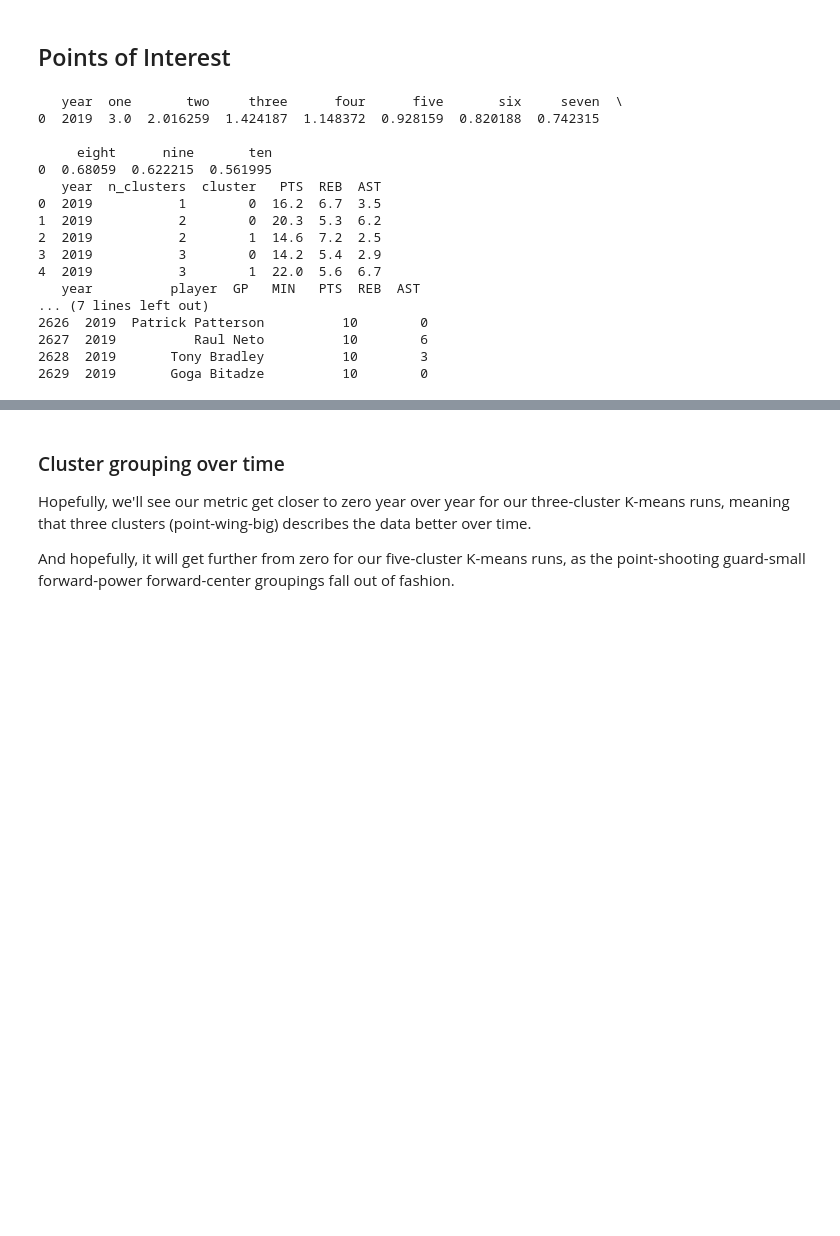
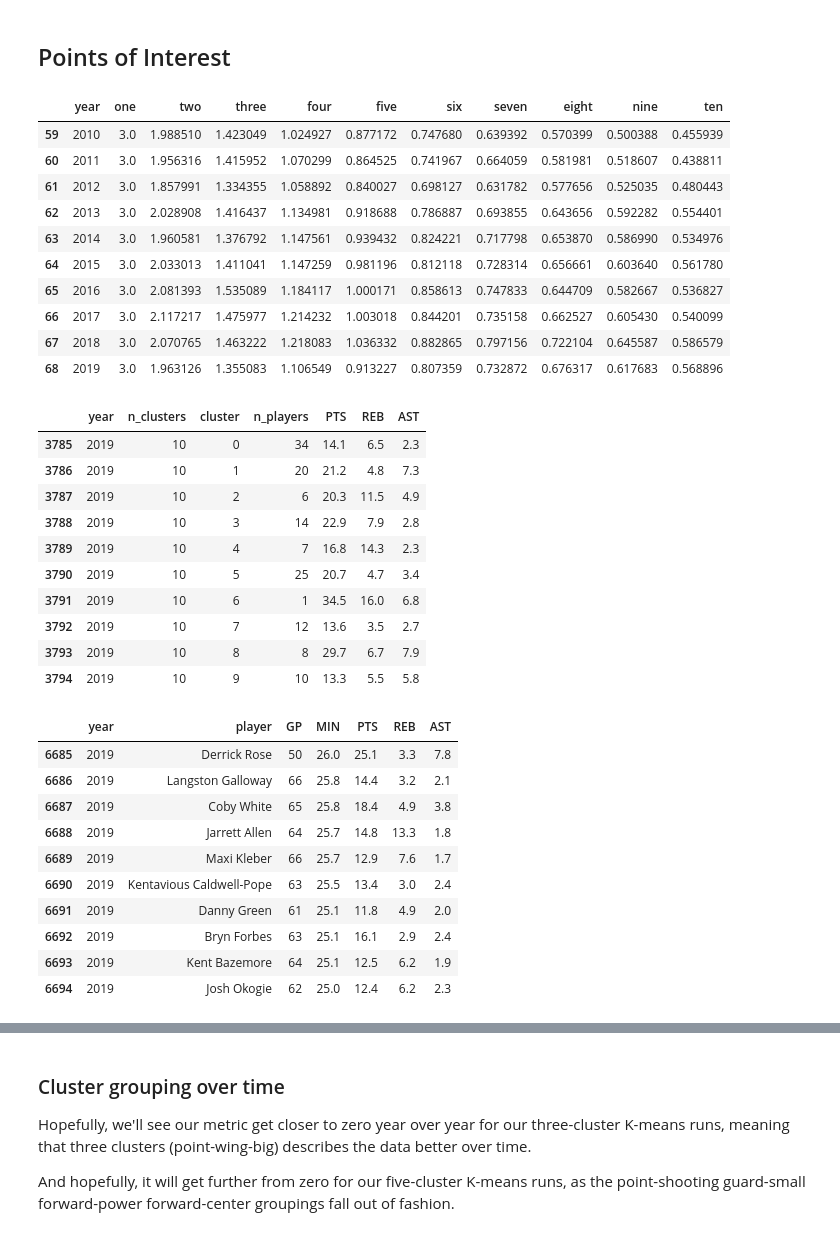
Before and after one commit to moshea93/K-Means-Player-Groupings, a Jupyter notebook: K-Means.ipynb, the cells around one changed output, grey strips where cells are left out. Saved outputs shown, nothing was run; the diff lists cells and outputs as text; code cells hidden in the pictures; blank space fills up the shorter version.

```diff
--- a/K-Means.ipynb
+++ b/K-Means.ipynb
@@ -210,32 +301,50 @@ Working on 2019...
 # %% [markdown]
 ## Points of Interest
 # %%
+InteractiveShell.ast_node_interactivity = "all"
+
 results = pd.read_csv('k_means_results.csv')
-print(results.head())
+results.tail(10)
 
 centroids = pd.read_csv('centroid_results.csv')
-print(centroids.head())
+centroids.tail(10)
 
 players = pd.read_csv('player_per_36_stats.csv')
-print(players.head())
+players.tail(10)
 
 player_clusters = pd.read_csv('player_clusters.csv')
-print(player_clusters.tail())
+player_clusters.tail(10)
 # %% [output]
-   year  one       two     three      four      five       six     seven  \
-0  2019  3.0  2.016259  1.424187  1.148372  0.928159  0.820188  0.742315
-
-     eight      nine       ten
-0  0.68059  0.622215  0.561995
-   year  n_clusters  cluster   PTS  REB  AST
-0  2019           1        0  16.2  6.7  3.5
-1  2019           2        0  20.3  5.3  6.2
-2  2019           2        1  14.6  7.2  2.5
-3  2019           3        0  14.2  5.4  2.9
-4  2019           3        1  22.0  5.6  6.7
-   year          player  GP   MIN   PTS  REB  AST
-... (7 lines left out)
-2626  2019  Patrick Patterson          10        0
-2627  2019          Raul Neto          10        6
-2628  2019       Tony Bradley          10        3
-2629  2019       Goga Bitadze          10        0
+|  | year | one | two | three | four | five | six | seven | eight | nine | ten |
+| 59 | 2010 | 3.0 | 1.988510 | 1.423049 | 1.024927 | 0.877172 | 0.747680 | 0.639392 | 0.570399 | 0.500388 | 0.455939 |
+| 60 | 2011 | 3.0 | 1.956316 | 1.415952 | 1.070299 | 0.864525 | 0.741967 | 0.664059 | 0.581981 | 0.518607 | 0.438811 |
+| 61 | 2012 | 3.0 | 1.857991 | 1.334355 | 1.058892 | 0.840027 | 0.698127 | 0.631782 | 0.577656 | 0.525035 | 0.480443 |
+| 62 | 2013 | 3.0 | 2.028908 | 1.416437 | 1.134981 | 0.918688 | 0.786887 | 0.693855 | 0.643656 | 0.592282 | 0.554401 |
+| 63 | 2014 | 3.0 | 1.960581 | 1.376792 | 1.147561 | 0.939432 | 0.824221 | 0.717798 | 0.653870 | 0.586990 | 0.534976 |
+| 64 | 2015 | 3.0 | 2.033013 | 1.411041 | 1.147259 | 0.981196 | 0.812118 | 0.728314 | 0.656661 | 0.603640 | 0.561780 |
+| 65 | 2016 | 3.0 | 2.081393 | 1.535089 | 1.184117 | 1.000171 | 0.858613 | 0.747833 | 0.644709 | 0.582667 | 0.536827 |
+| 66 | 2017 | 3.0 | 2.117217 | 1.475977 | 1.214232 | 1.003018 | 0.844201 | 0.735158 | 0.662527 | 0.605430 | 0.540099 |
+| 67 | 2018 | 3.0 | 2.070765 | 1.463222 | 1.218083 | 1.036332 | 0.882865 | 0.797156 | 0.722104 | 0.645587 | 0.586579 |
+| 68 | 2019 | 3.0 | 1.963126 | 1.355083 | 1.106549 | 0.913227 | 0.807359 | 0.732872 | 0.676317 | 0.617683 | 0.568896 |
+|  | year | n_clusters | cluster | n_players | PTS | REB | AST |
+| 3785 | 2019 | 10 | 0 | 34 | 14.1 | 6.5 | 2.3 |
+| 3786 | 2019 | 10 | 1 | 20 | 21.2 | 4.8 | 7.3 |
+| 3787 | 2019 | 10 | 2 | 6 | 20.3 | 11.5 | 4.9 |
+| 3788 | 2019 | 10 | 3 | 14 | 22.9 | 7.9 | 2.8 |
+| 3789 | 2019 | 10 | 4 | 7 | 16.8 | 14.3 | 2.3 |
+| 3790 | 2019 | 10 | 5 | 25 | 20.7 | 4.7 | 3.4 |
+| 3791 | 2019 | 10 | 6 | 1 | 34.5 | 16.0 | 6.8 |
+| 3792 | 2019 | 10 | 7 | 12 | 13.6 | 3.5 | 2.7 |
+| 3793 | 2019 | 10 | 8 | 8 | 29.7 | 6.7 | 7.9 |
+| 3794 | 2019 | 10 | 9 | 10 | 13.3 | 5.5 | 5.8 |
+|  | year | player | GP | MIN | PTS | REB | AST |
+| 6685 | 2019 | Derrick Rose | 50 | 26.0 | 25.1 | 3.3 | 7.8 |
+| 6686 | 2019 | Langston Galloway | 66 | 25.8 | 14.4 | 3.2 | 2.1 |
+| 6687 | 2019 | Coby White | 65 | 25.8 | 18.4 | 4.9 | 3.8 |
+| 6688 | 2019 | Jarrett Allen | 64 | 25.7 | 14.8 | 13.3 | 1.8 |
+| 6689 | 2019 | Maxi Kleber | 66 | 25.7 | 12.9 | 7.6 | 1.7 |
+| 6690 | 2019 | Kentavious Caldwell-Pope | 63 | 25.5 | 13.4 | 3.0 | 2.4 |
+| 6691 | 2019 | Danny Green | 61 | 25.1 | 11.8 | 4.9 | 2.0 |
+| 6692 | 2019 | Bryn Forbes | 63 | 25.1 | 16.1 | 2.9 | 2.4 |
+| 6693 | 2019 | Kent Bazemore | 64 | 25.1 | 12.5 | 6.2 | 1.9 |
+| 6694 | 2019 | Josh Okogie | 62 | 25.0 | 12.4 | 6.2 | 2.3 |
```
Also changed, not shown: parts of 12 cells of this notebook.
